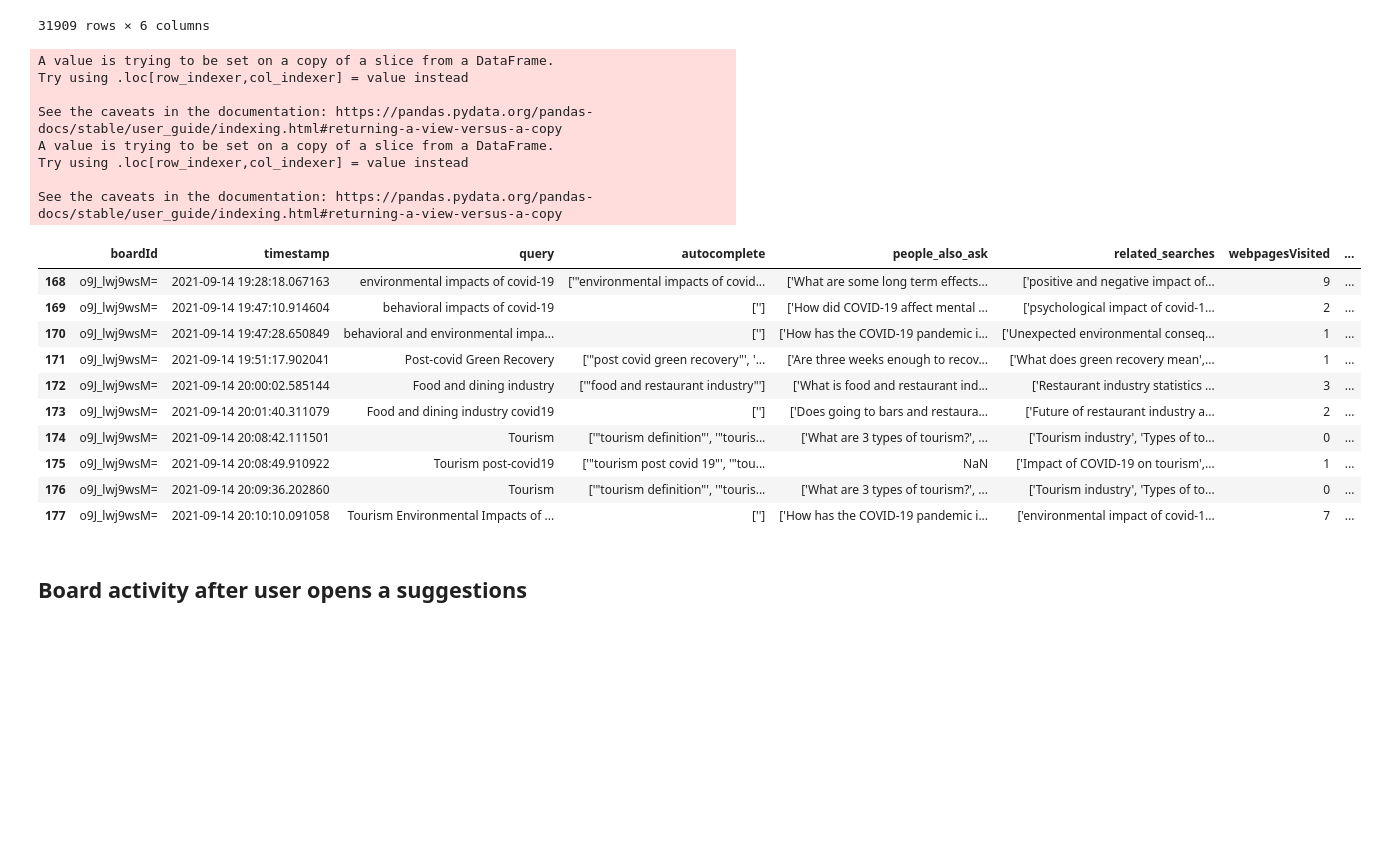
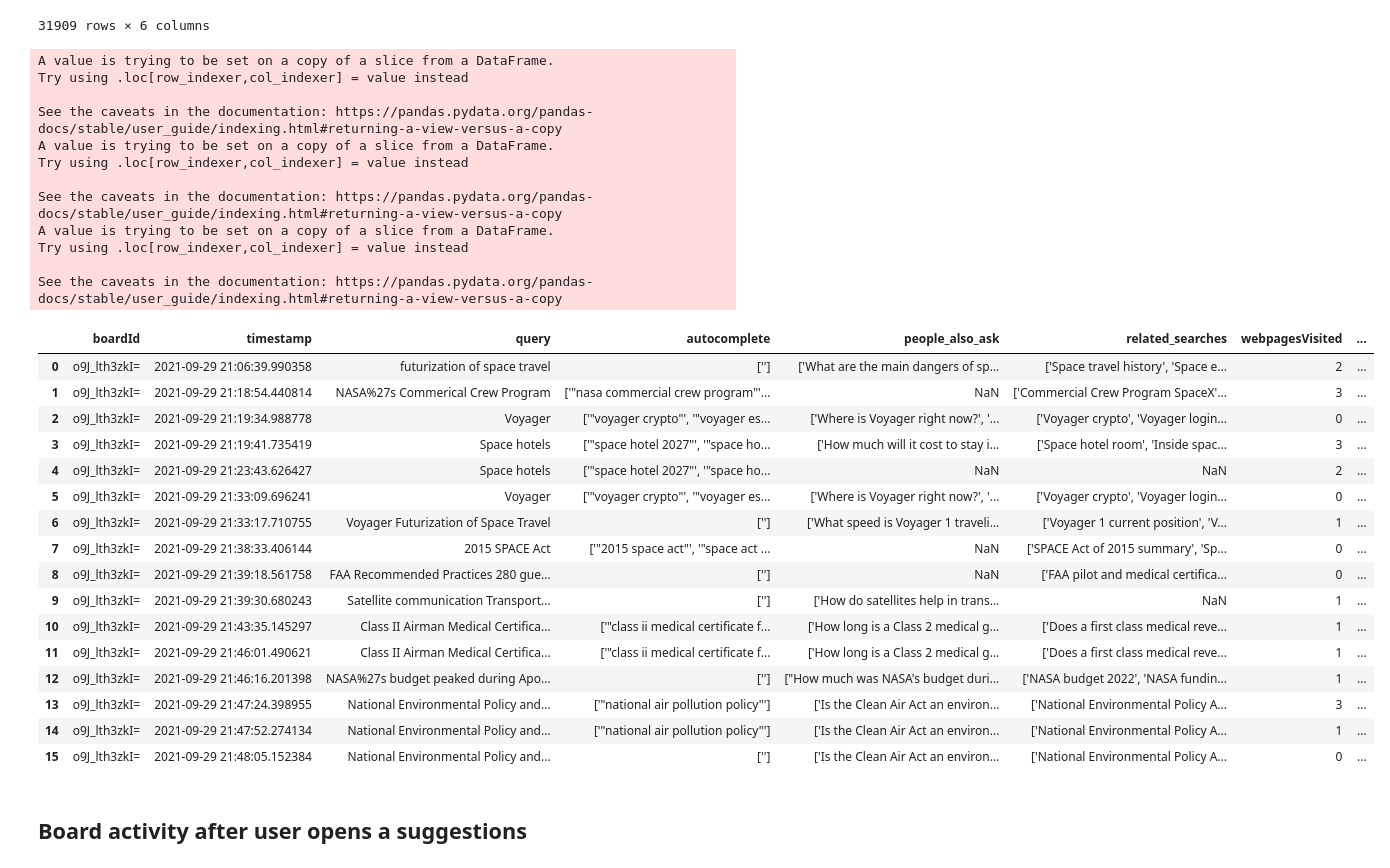
Before and after one commit to creativecolab/IntegratedSearch, a Jupyter notebook: DataAnalysis/DataCollection.ipynb, the cells around one changed output. Drawn from its saved outputs; the diff is of its cells as text; code cells hidden in the pictures; blank space fills up the shorter version.

```diff
--- a/DataAnalysis/DataCollection.ipynb
+++ b/DataAnalysis/DataCollection.ipynb
@@ -1171,6 +1332,7 @@ widgets_df
 # %%
 for boardId in boardInfo.index:
     for key, item in browser_df_joined[(browser_df_joined['boardId']==boardId) & (browser_df_joined['clickedFromMiro']==1)].iterrows():
+#         print(item['query'])
         relevantSuggestions = suggestion_df_joined[suggestion_df_joined['boardId']==boardId]
         relevantSuggestions=relevantSuggestions[relevantSuggestions['suggestionsQueried']==1]
 #         if 'Vaccine transportation' not in item.query:
@@ -1188,13 +1350,12 @@ for boardId in boardInfo.index:
         if len(relevantSuggestions)>0:
             widgettypes=[]
             relevantSuggestions = relevantSuggestions.sort_values('lastUpdated').iloc[0]
-            #print(relevantSuggestions)
+#             print(relevantSuggestions)
             parentWidgetA = widgets_df[widgets_df['id']==relevantSuggestions['parentIdA']]
+#             print(parentWidgetA)
             parentWidgetA['timestamp'] = pd.to_datetime(parentWidgetA['timestamp'])
             parentWidgetA = parentWidgetA[parentWidgetA['timestamp']<item.timestamp]
-#             print(relevantSuggestions['parentIdB'] in widgets_df['id'])
             parentWidgetB=widgets_df[widgets_df['id']==relevantSuggestions['parentIdB']]
-#             print(relevantSuggestions['parentIdB'])
             parentWidgetB['timestamp'] = pd.to_datetime(parentWidgetB['timestamp'])
             parentWidgetB = parentWidgetB[parentWidgetB['timestamp']<item.timestamp]
             widgetPosition=None
@@ -1211,46 +1372,64 @@ for boardId in boardInfo.index:
                 #browser_df_joined.at[key, 'parentWidgetBBounds']=parentWidgetB.bounds
             if len(parentWidgetA)!=0:
                 parentWidgetA=parentWidgetA.sort_values('timestamp',ascending=False).iloc[0]
                 widgettypes.append(parentWidgetA.type)
                 bounds = eval(parentWidgetA.bounds)
                 #print(bounds)
                 if widgetPosition is None:
                     widgetPosition = {'x': bounds['x'], 'y':bounds['y']}
 
 #                 print(type(bounds['x']))
 #                 print(type(widgetPosition))
 #                 print(str(widgetPosition))
 
                 browser_df_joined.at[key, 'parentWidgetTypes']=widgettypes
                 browser_df_joined.at[key, 'positionX']=widgetPosition['x']
                 browser_df_joined.at[key, 'positionY']=widgetPosition['y']
                 #browser_df_joined.at[key, 'parentWidgetAType']=parentWidgetA.type
                 #browser_df_joined.at[key, 'parentWidgetABounds']=parentWidgetA.bounds
 
-#         else:
-#             print(item['addedWidgets'])
+            else:
+                parentWidgetA = widgets_df[widgets_df['id']==relevantSuggestions['parentIdA']]
+                parentWidgetA['timestamp'] = pd.to_datetime(parentWidgetA['timestamp'])
+                parentWidgetA=parentWidgetA.sort_values('timestamp',ascending=False).iloc[0]
+                widgettypes.append(parentWidgetA.type)
+                bounds = eval(parentWidgetA.bounds)
+                widgetPosition = {'x': bounds['x'], 'y':bounds['y']}
+                browser_df_joined.at[key, 'parentWidgetTypes']=widgettypes
+                browser_df_joined.at[key, 'positionX']=widgetPosition['x']
+                browser_df_joined.at[key, 'positionY']=widgetPosition['y']
 
-browser_df_joined[browser_df_joined['boardId']=='o9J_lwj9wsM=']
+browser_df_joined[browser_df_joined['boardId']=='o9J_lth3zkI=']
 # %% [output]
 A value is trying to be set on a copy of a slice from a DataFrame.
 Try using .loc[row_indexer,col_indexer] = value instead
 
 See the caveats in the documentation: https://pandas.pydata.org/pandas-docs/stable/user_guide/indexing.html#returning-a-view-versus-a-copy
 A value is trying to be set on a copy of a slice from a DataFrame.
 Try using .loc[row_indexer,col_indexer] = value instead
 
 See the caveats in the documentation: https://pandas.pydata.org/pandas-docs/stable/user_guide/indexing.html#returning-a-view-versus-a-copy
+A value is trying to be set on a copy of a slice from a DataFrame.
+Try using .loc[row_indexer,col_indexer] = value instead
+
+See the caveats in the documentation: https://pandas.pydata.org/pandas-docs/stable/user_guide/indexing.html#returning-a-view-versus-a-copy
 |  | boardId | timestamp | query | autocomplete | people_also_ask | related_searches | webpagesVisited | ... |
-| 168 | o9J_lwj9wsM= | 2021-09-14 19:28:18.067163 | environmental impacts of covid-19 | ['"environmental impacts of covid... | ['What are some long term effects... | ['positive and negative impact of... | 9 | ... |
-| 169 | o9J_lwj9wsM= | 2021-09-14 19:47:10.914604 | behavioral impacts of covid-19 | [''] | ['How did COVID-19 affect mental ... | ['psychological impact of covid-1... | 2 | ... |
-| 170 | o9J_lwj9wsM= | 2021-09-14 19:47:28.650849 | behavioral and environmental impa... | [''] | ['How has the COVID-19 pandemic i... | ['Unexpected environmental conseq... | 1 | ... |
-| 171 | o9J_lwj9wsM= | 2021-09-14 19:51:17.902041 | Post-covid Green Recovery | ['"post covid green recovery"', '... | ['Are three weeks enough to recov... | ['What does green recovery mean',... | 1 | ... |
-| 172 | o9J_lwj9wsM= | 2021-09-14 20:00:02.585144 | Food and dining industry | ['"food and restaurant industry"'] | ['What is food and restaurant ind... | ['Restaurant industry statistics ... | 3 | ... |
-| 173 | o9J_lwj9wsM= | 2021-09-14 20:01:40.311079 | Food and dining industry covid19 | [''] | ['Does going to bars and restaura... | ['Future of restaurant industry a... | 2 | ... |
-| 174 | o9J_lwj9wsM= | 2021-09-14 20:08:42.111501 | Tourism | ['"tourism definition"', '"touris... | ['What are 3 types of tourism?', ... | ['Tourism industry', 'Types of to... | 0 | ... |
-| 175 | o9J_lwj9wsM= | 2021-09-14 20:08:49.910922 | Tourism post-covid19 | ['"tourism post covid 19"', '"tou... | NaN | ['Impact of COVID-19 on tourism',... | 1 | ... |
-| 176 | o9J_lwj9wsM= | 2021-09-14 20:09:36.202860 | Tourism | ['"tourism definition"', '"touris... | ['What are 3 types of tourism?', ... | ['Tourism industry', 'Types of to... | 0 | ... |
-| 177 | o9J_lwj9wsM= | 2021-09-14 20:10:10.091058 | Tourism Environmental Impacts of ... | [''] | ['How has the COVID-19 pandemic i... | ['environmental impact of covid-1... | 7 | ... |
+| 0 | o9J_lth3zkI= | 2021-09-29 21:06:39.990358 | futurization of space travel | [''] | ['What are the main dangers of sp... | ['Space travel history', 'Space e... | 2 | ... |
+| 1 | o9J_lth3zkI= | 2021-09-29 21:18:54.440814 | NASA%27s Commerical Crew Program | ['"nasa commercial crew program"'... | NaN | ['Commercial Crew Program SpaceX'... | 3 | ... |
+| 2 | o9J_lth3zkI= | 2021-09-29 21:19:34.988778 | Voyager | ['"voyager crypto"', '"voyager es... | ['Where is Voyager right now?', '... | ['Voyager crypto', 'Voyager login... | 0 | ... |
+| 3 | o9J_lth3zkI= | 2021-09-29 21:19:41.735419 | Space hotels | ['"space hotel 2027"', '"space ho... | ['How much will it cost to stay i... | ['Space hotel room', 'Inside spac... | 3 | ... |
+| 4 | o9J_lth3zkI= | 2021-09-29 21:23:43.626427 | Space hotels | ['"space hotel 2027"', '"space ho... | NaN | NaN | 2 | ... |
+| 5 | o9J_lth3zkI= | 2021-09-29 21:33:09.696241 | Voyager | ['"voyager crypto"', '"voyager es... | ['Where is Voyager right now?', '... | ['Voyager crypto', 'Voyager login... | 0 | ... |
+| 6 | o9J_lth3zkI= | 2021-09-29 21:33:17.710755 | Voyager Futurization of Space Travel | [''] | ['What speed is Voyager 1 traveli... | ['Voyager 1 current position', 'V... | 1 | ... |
+| 7 | o9J_lth3zkI= | 2021-09-29 21:38:33.406144 | 2015 SPACE Act | ['"2015 space act"', '"space act ... | NaN | ['SPACE Act of 2015 summary', 'Sp... | 0 | ... |
+| 8 | o9J_lth3zkI= | 2021-09-29 21:39:18.561758 | FAA Recommended Practices 280 gue... | [''] | NaN | ['FAA pilot and medical certifica... | 0 | ... |
+| 9 | o9J_lth3zkI= | 2021-09-29 21:39:30.680243 | Satellite communication Transport... | [''] | ['How do satellites help in trans... | NaN | 1 | ... |
+| 10 | o9J_lth3zkI= | 2021-09-29 21:43:35.145297 | Class II Airman Medical Certifica... | ['"class ii medical certificate f... | ['How long is a Class 2 medical g... | ['Does a first class medical reve... | 1 | ... |
+| 11 | o9J_lth3zkI= | 2021-09-29 21:46:01.490621 | Class II Airman Medical Certifica... | ['"class ii medical certificate f... | ['How long is a Class 2 medical g... | ['Does a first class medical reve... | 1 | ... |
+| 12 | o9J_lth3zkI= | 2021-09-29 21:46:16.201398 | NASA%27s budget peaked during Apo... | [''] | ["How much was NASA's budget duri... | ['NASA budget 2022', 'NASA fundin... | 1 | ... |
+| 13 | o9J_lth3zkI= | 2021-09-29 21:47:24.398955 | National Environmental Policy and... | ['"national air pollution policy"'] | ['Is the Clean Air Act an environ... | ['National Environmental Policy A... | 3 | ... |
+| 14 | o9J_lth3zkI= | 2021-09-29 21:47:52.274134 | National Environmental Policy and... | ['"national air pollution policy"'] | ['Is the Clean Air Act an environ... | ['National Environmental Policy A... | 1 | ... |
+| 15 | o9J_lth3zkI= | 2021-09-29 21:48:05.152384 | National Environmental Policy and... | [''] | ['Is the Clean Air Act an environ... | ['National Environmental Policy A... | 0 | ... |
 # %% [markdown]
 ## Board activity after user opens a suggestions
 # %%
```
Also changed, not shown: parts of 22 cells of this notebook, 1 other file.
